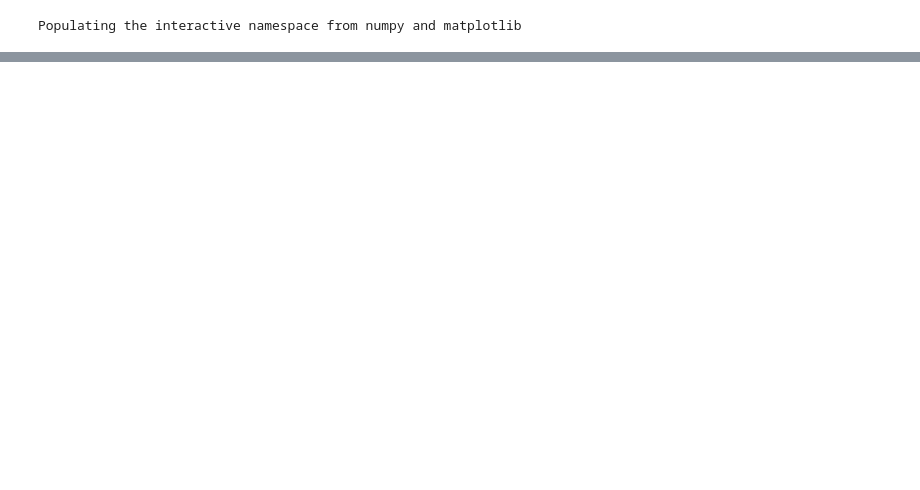
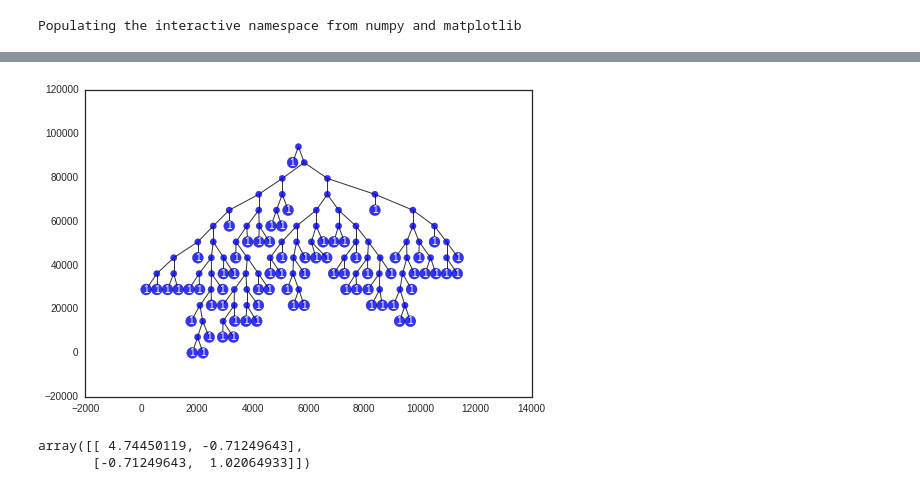
Before and after one commit to sharadmv/trees, a Jupyter notebook: experiments/DDT Demo.ipynb, the cells around one changed output, grey strips where cells are left out. Saved outputs shown, nothing was run; the diff lists cells and outputs as text; code cells hidden in the pictures; blank space fills up the shorter version.

```diff
--- a/experiments/DDT Demo.ipynb
+++ b/experiments/DDT Demo.ipynb
@@ -115,0 +87,9 @@ array([-0.30238544,  1.01946818])
+# %%
+sampler.ddt.plot();
+# %% [output]
+[figure, added]
+# %%
+np.cov(X.T)
+# %% [output]
+array([[ 4.74450119, -0.71249643],
+       [-0.71249643,  1.02064933]])
```
Also changed, not shown: parts of 10 cells of this notebook, 12 other files.
